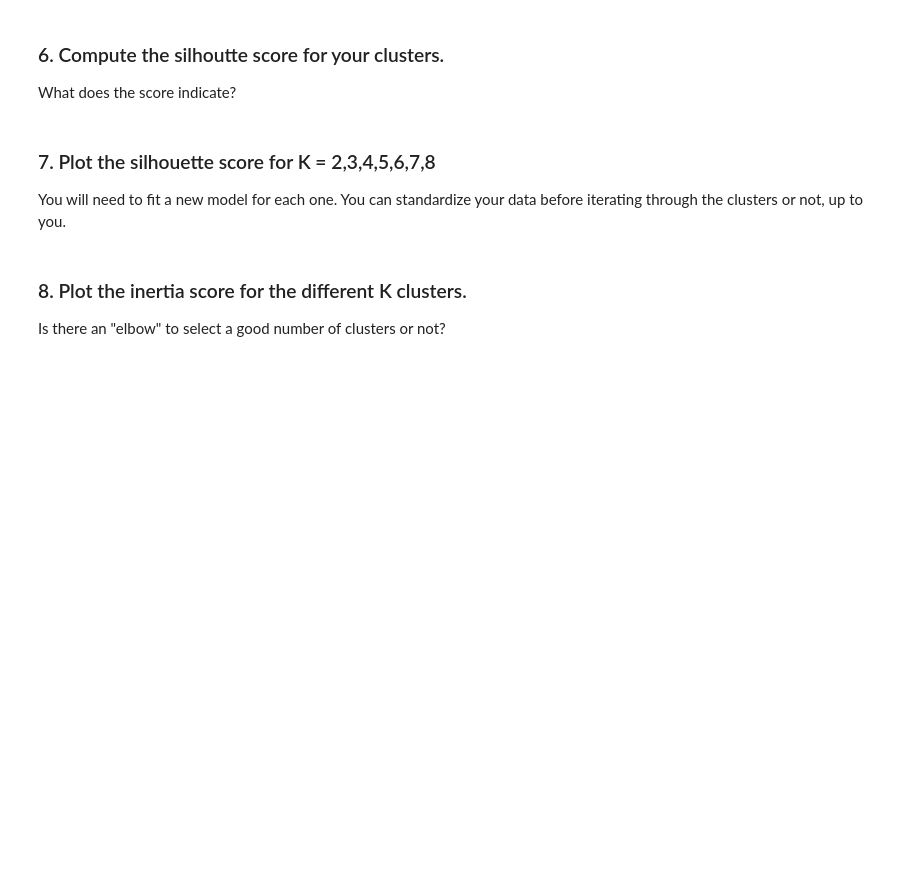
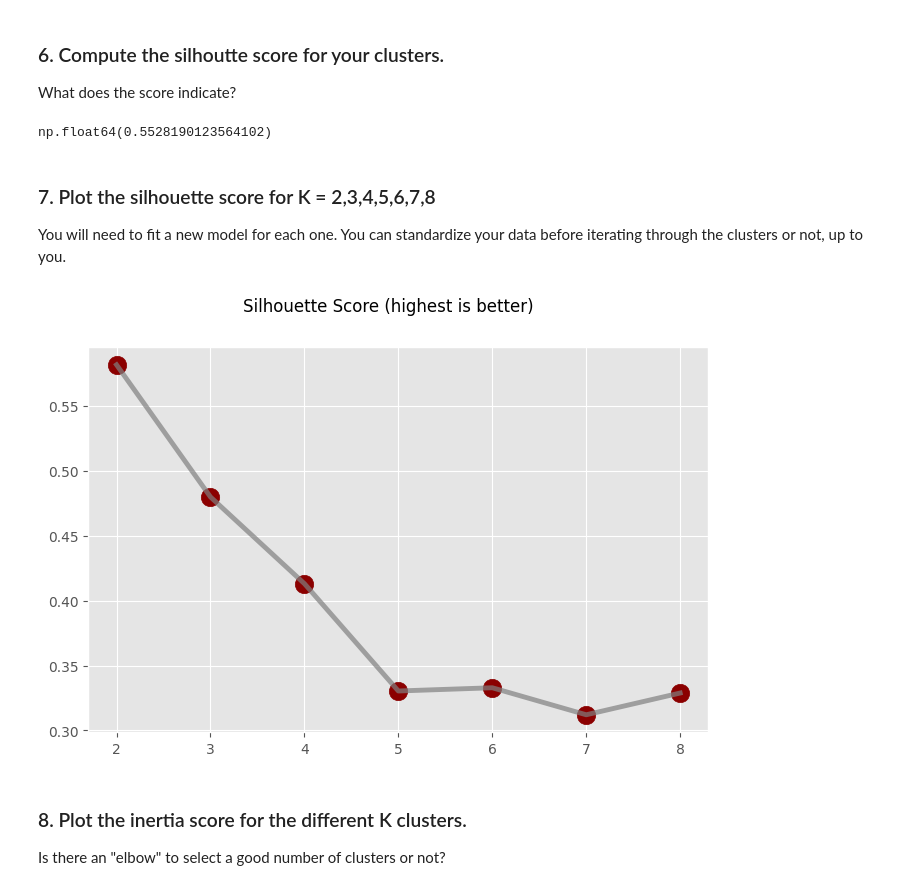
Before and after one commit to HassanAlgoz/dl, a Jupyter notebook: modules/unsupervised/02-clustering/cluster_evaluation_lab_solutions.ipynb, the cells around one changed output. Saved outputs shown, nothing was run; the diff lists cells and outputs as text; code cells hidden in the pictures; blank space fills up the shorter version.

```diff
--- a/modules/unsupervised/02-clustering/cluster_evaluation_lab_solutions.ipynb
+++ b/modules/unsupervised/02-clustering/cluster_evaluation_lab_solutions.ipynb
@@ -65,6 +85,6 @@ A bit more insane but we could draw 5 straight (non-horizontal lines) to divide
 - Select a number of clusters of your choice based on your visual analysis above.
 # %%
 # lets say I choose K=4
-k = 4
+k = 3
 kmeans = cluster.KMeans(n_clusters=k)
 kmeans.fit(X)
@@ -109,6 +142,8 @@ plt.show()
 What does the score indicate?
 # %%
 metrics.silhouette_score(X, labels, metric='euclidean')
+# %% [output]
+np.float64(0.5528190123564102)
 # %%
 # The score is positive (though not 1.), indicating that there is decent separation
 # and coherence with 4 clusters.
@@ -119,19 +154,22 @@ You will need to fit a new model for each one. You can standardize your data bef
 # %%
 from sklearn.preprocessing import StandardScaler
 
 ss = StandardScaler()
 Xs = ss.fit_transform(X)
 
 sils = []
 for k in [2,3,4,5,6,7,8]:
     km = cluster.KMeans(n_clusters=k)
     km.fit(Xs)
     sils.append(metrics.silhouette_score(Xs, km.labels_, metric='euclidean'))
 
 fig, ax = plt.subplots(figsize=(8,5))
 ax.plot([2,3,4,5,6,7,8], sils, c='grey', lw=3.5, alpha=0.7)
 ax.scatter([2,3,4,5,6,7,8], sils, c='darkred', s=175)
+fig.suptitle("Silhouette Score (highest is better)")
 plt.show()
+# %% [output]
+[figure, added]
 # %% [markdown]
 ### 8. Plot the inertia score for the different K clusters.
 
```
Also changed, not shown: parts of 13 cells of this notebook, 16 other files.
